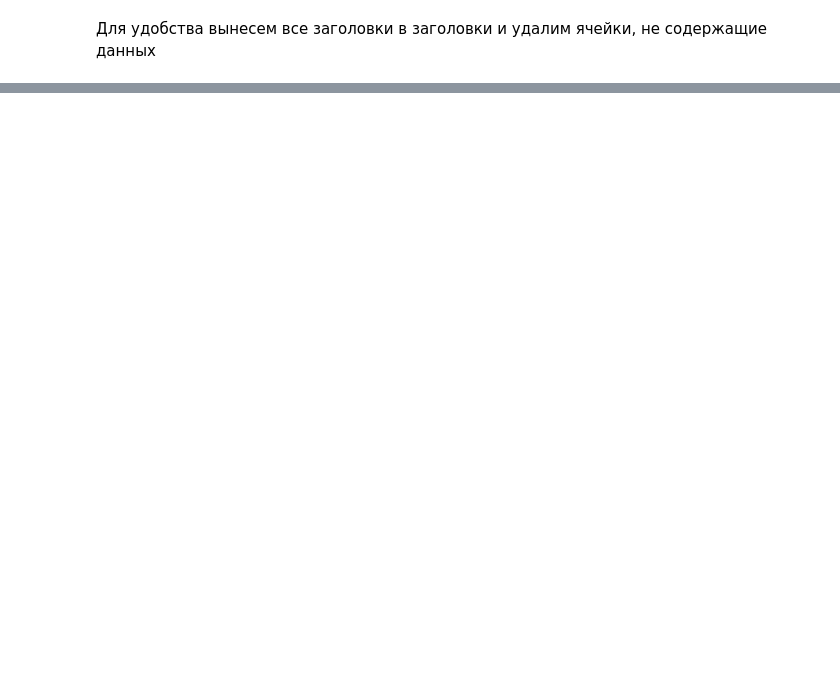
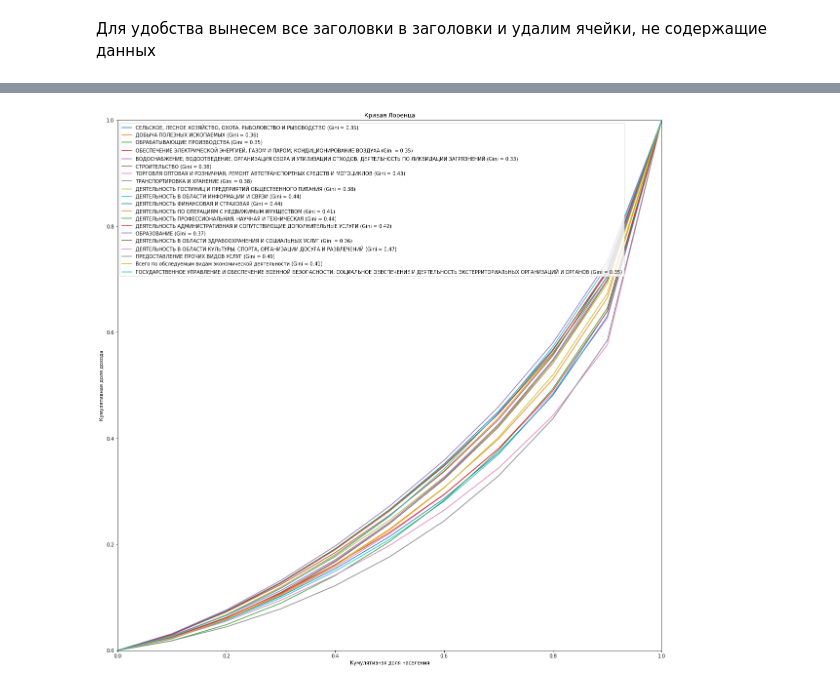
Before and after one commit to PSuvorkov/sociology, a Jupyter notebook: gini.ipynb, the cells around one changed output, grey strips where cells are left out. Drawn from its saved outputs; the diff is of its cells as text; code cells hidden in the pictures; blank space fills up the shorter version.

Commit message:
cumsum fixed, geometric added

```diff
--- a/gini.ipynb
+++ b/gini.ipynb
@@ -134,0 +110,78 @@ plt.show()
+# %%
+Gini=[]
+plt.figure(figsize = (20,20))
+
+for branch in data_2017.iterrows():
+    print(f'{branch[1][1]}')
+    # Картинка, в которую должна поместиться кривая Лоренца - это квадрат с длиной стороны 1.
+    # Проводим диагональ из точки 0.0 в точку 1.1. Это линия равенства (идем по населению, считаем сколько его есть
+    # и считаем, какой у него суммарный (кумулятивный) доход. Если у нас все равны, то доход будет расти одинаково
+    # c тем, как растет пройденное население. Ну и надо будет нормализовать полученные числа, чтобы они
+    # поместились в интервал от 0 до 1).
+
+    # Верхний треугольник разбиваем на десять трапеций (у первой трапеции первое основание будет длиной 0,
+    # то есть она будет выглядеть как треугольник. По оси ОY будут высоты этих трапеций.
+    # Каждая высота 0.1. Это доли дохода.
+    X_k = np.arange(0.1, 1.1, 0.1)
+    print(f"Основание 2: {X_k}") # второе (большее) основание трапеции, расстояние от оси ОY до диагонали
+    # соответствует i-ой доле населения
+    X_k_1 = shift(X_k, 1, cval=0)
+    print(f"Основание 1: {X_k_1}") # первое (большее) основание трапеции, расстояние от оси ОY до диагонали
+    # соответствует i-1 -ой доле населения
+
+    # Нижний треугольник разбиваем на десять трапеций (у первой трапеции первое основание будет длиной 0,
+    # то есть она будет выглядеть как треугольник. По оси ОХ будут высоты этих трапеций.
+    # Каждая высота длиной 0.1. Это доли населения.
+    income_k = branch[1][2:-1].to_list()
+    income_k_cum = np.cumsum(income_k)
+    cum_income = income_k_cum/income_k_cum[-1]
+
+    print(f"Основание 2, кумулятивный доход, нормализованный по максимальному КУМУЛЯТИВНОМУ доходу: {cum_income}")
+    # соответствует i-ой доле дохода
+    cum_income_k_1 = shift(cum_income, 1, cval=0)
+    print(f"Основание 1, кумулятивный доход, нормализованный по максимальному КУМУЛЯТИВНОМУ доходу: {cum_income_k_1}")
+    # соответствует i-1 -ой доле дохода
+
+    # Находим площади трапеций
+    square_1 = (X_k_1+X_k)/2*0.1 # площадь трапеции - полусумма оснований умножить на высоту
+    print(f"Площади трапеций с высотами по оси долей дохода (над диагональю равенства): {square_1}")
+    sum_square_1 = sum(square_1)
+    print(f"Сумма площадей трапеций с высотами по оси долей дохода (над диагональю равенства): {sum_square_1}")
+    # это 0.5, так как треугольник над кривой равенства это половина картинки
+    square_2 = (cum_income_k_1+cum_income)/2*0.1
+    print(f"Площади трапеций с высотами по оси долей населения (под диагональю равенства): {square_2}")
+    sum_square_2 = sum(square_2)
+    print(f"Сумма площадей с высотами по оси долей населения (под диагональю равенства): {sum_square_2}")
+    diff = sum_square_1 - sum_square_2
+    print(f"Разность площадей трапеций с высотами по долям доходов и долям населения: {p_15}")
+    # Отношение площади фигуры, находящейся между диагональю абсолютного равенства и бОльшими боковыми сторонами
+    # трапеций с высотами по оси долей населения (под диагональю равенства) к треугольнику над
+    # диагональю равенства
+
+    # посмотреть картинку, как такая фигура выглядит, можно здесь:
+    # https://sudonull.com/post/61746-Gini-coefficient-From-Economics-to-Machine-Learning-Open-Data-Science-Blog
+
+    # - это и есть коэффициент Джини. То есть сколько нам не хватает до абсолютного равенства
+    gini = diff/sum_square_1
+
+    print(f"Коэффициент Джини: {gini}")
+
+    # Brown Formula
+    # как она выводится: https://depts.washington.edu/eqhlth/pages/nderby.pdf
+    # если коротко, то суть та же, только трапеции еще делятся на прямоугольные треугольники и квадраты,
+    # и подсчет площадей становится ещё красивее
+    # исходная статья, если у кого есть доступ через Вышку: https://www.sciencedirect.com/science/article/abs/pii/0277953694901899
+    # или вот подвезли наши доблестные ассистенты на русском - https://1553.ru/2017/11/21/как-рассчитывать-индекс-джини/
+    print(f"Коэффициент Джини по формуле Брауна: {1 - np.sum((X_k - X_k_1) * (cum_income + cum_income_k_1))}")
+    print('-------------------------------------------------------------------------------------------------')
+
+    plt.plot(np.insert(X_k,0,0), np.insert(cum_income,0,0),
+             label=f'{branch[1][1]} (Gini = {round(gini, 2)})')
+plt.title('Кривая Лоренца')
+plt.xlabel('Кумулятивная доля населения')
+plt.ylabel('Кумулятивная доля дохода')
+plt.legend(loc="upper left")
+plt.xlim(0, 1)
+plt.ylim(0, 1)
+plt.show()
+# %% [output]
@@ -135,3 +205,4 @@ plt.show()
+[figure, added]
 # %%
 import plotly.express as px
 # %%
```
Also changed, not shown: parts of 6 cells of this notebook.
